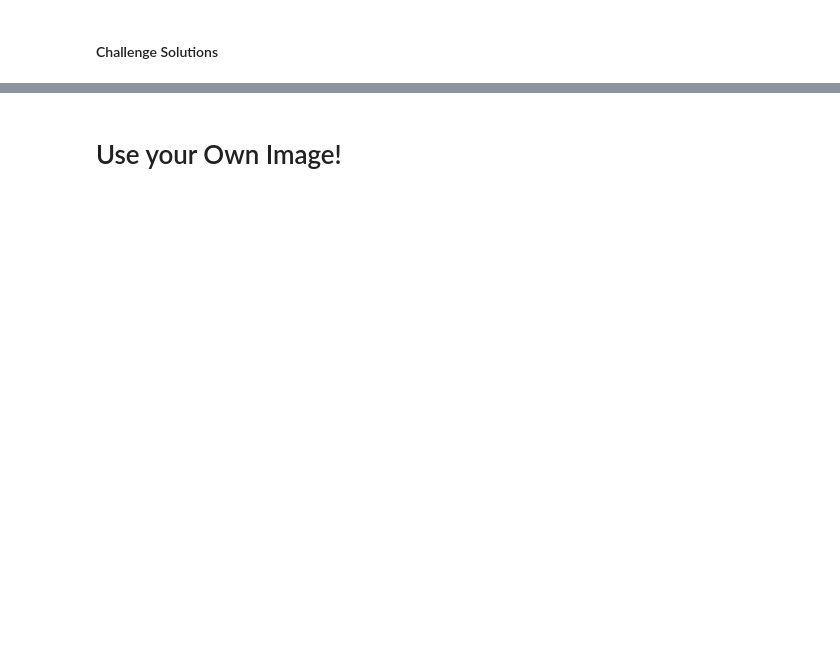
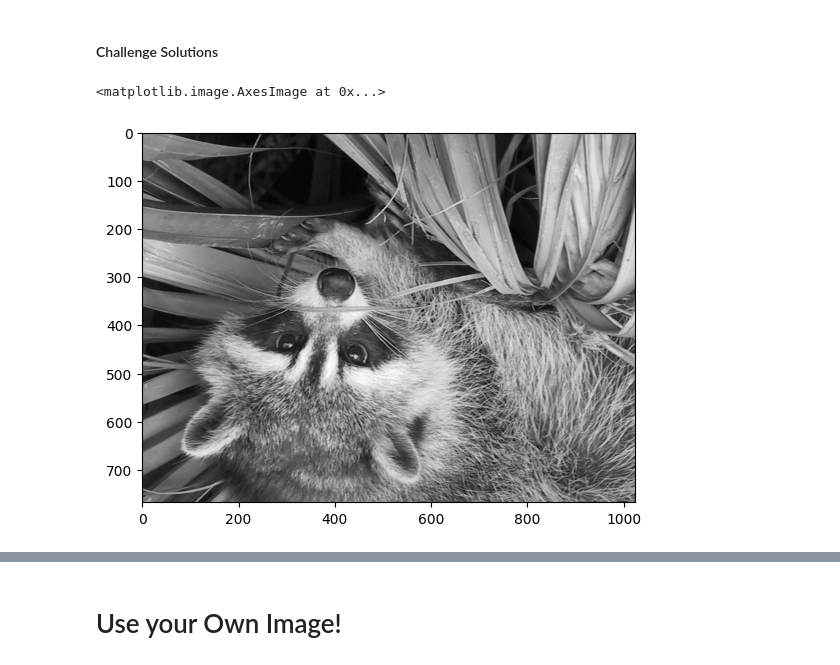
Before and after one commit to J-Bills/day_77, a Jupyter notebook: Computation with NumPy (start)/Computation_with_NumPy_and_N_Dimensional_Arrays_(start).ipynb, the cells around one changed output, grey strips where cells are left out. Drawn from its saved outputs; the diff is of its cells as text; code cells hidden in the pictures; blank space fills up the shorter version.

```diff
--- a/Computation with NumPy (start)/Computation_with_NumPy_and_N_Dimensional_Arrays_(start).ipynb
+++ b/Computation with NumPy (start)/Computation_with_NumPy_and_N_Dimensional_Arrays_(start).ipynb
@@ -282,3 +335,9 @@ grey_vals = np.array([0.2126, 0.7152, 0.0722])
 <img src=https://i.imgur.com/cfFbuex.png>
 # %% [markdown]
 #### Challenge Solutions
+# %%
+upside_down = np.flip(black_white)
+plt.imshow(upside_down, cmap='grey')
+# %% [output]
+<matplotlib.image.AxesImage at 0x...>
+[figure, added]
```
Also changed, not shown: parts of 13 cells of this notebook.
